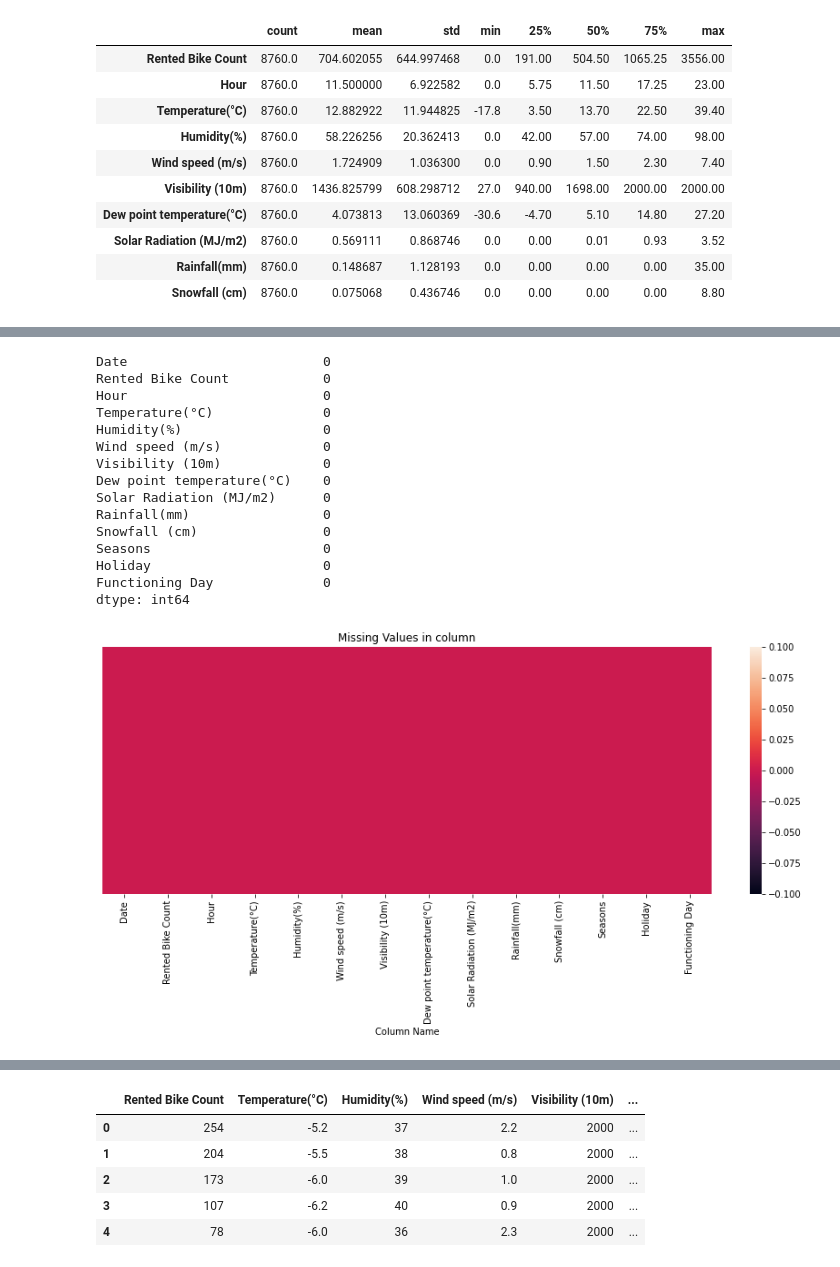
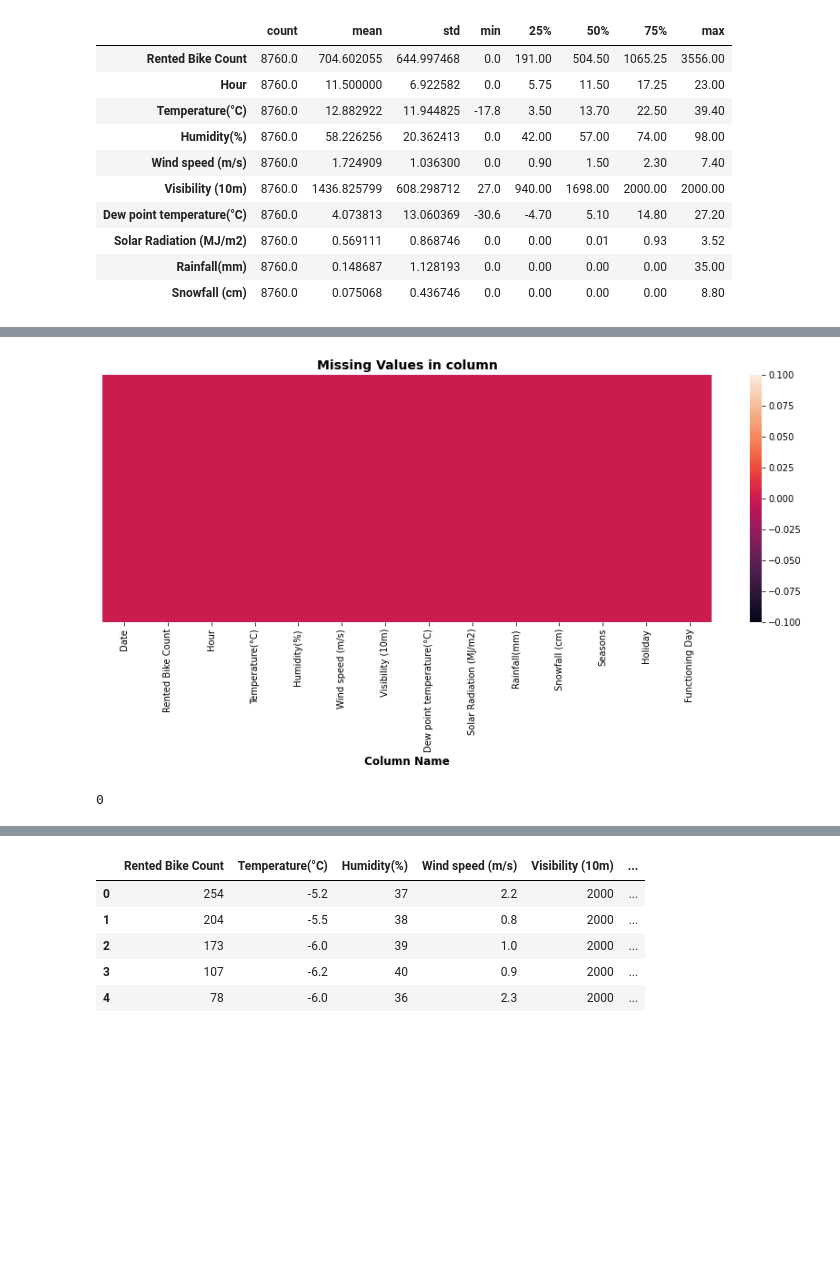
Before and after one commit to techsidh/seoul-bike-sharing-demand-prediction, a Jupyter notebook: Seoul_Bike_Sharing_Demand_Prediction.ipynb, the cells around one changed output, grey strips where cells are left out. Drawn from its saved outputs; the diff is of its cells as text; code cells hidden in the pictures; blank space fills up the shorter version.

```diff
--- a/Seoul_Bike_Sharing_Demand_Prediction.ipynb
+++ b/Seoul_Bike_Sharing_Demand_Prediction.ipynb
@@ -155,29 +128,18 @@ Name: Functioning Day, dtype: int64
+# %%
+# Heatmap showing null values in columns
+
+plt.figure(figsize = (15,5))
+sns.heatmap(df.isnull(), cbar = True, yticklabels=False)
+plt.xlabel('Column Name', size = 12, weight = 'bold')
+plt.title('Missing Values in column', size = 14, weight= 'bold');
+# %% [output]
+[figure, added]
 # %%
-#Missing values in dataset
-df.isnull().sum()
+# Checking duplicate in DataFrame
+
+df.duplicated().sum()
 # %% [output]
-Date                         0
-Rented Bike Count            0
-Hour                         0
-Temperature(°C)              0
-Humidity(%)                  0
-Wind speed (m/s)             0
-Visibility (10m)             0
-Dew point temperature(°C)    0
-Solar Radiation (MJ/m2)      0
-Rainfall(mm)                 0
-Snowfall (cm)                0
-Seasons                      0
-Holiday                      0
-Functioning Day              0
-dtype: int64
+0
-# %%
-plt.figure(figsize = (15,5))
-sns.heatmap(df.isnull(), cbar = True, yticklabels=False)
-plt.xlabel('Column Name')
-plt.title('Missing Values in column');
-# %% [output]
-[figure, removed]
 # %%
 # Converting date column dtype object to date
 
```
Also changed, not shown: parts of 43 cells of this notebook.
